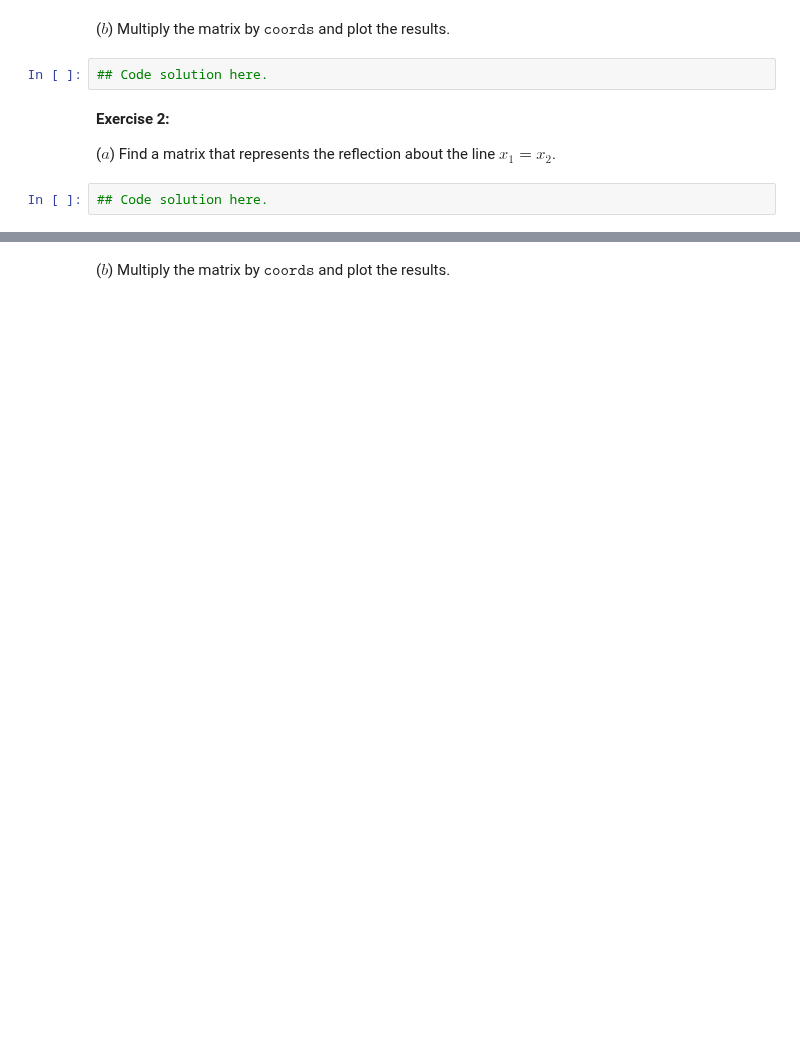
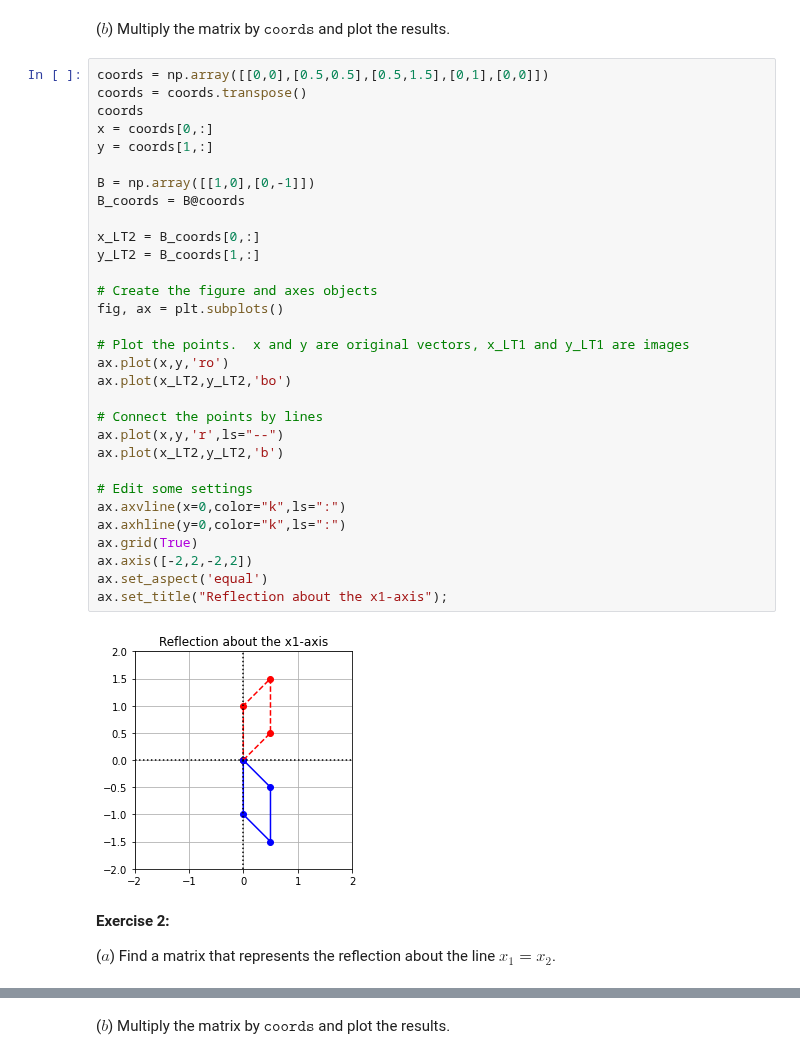
Before and after one commit to bvanderlei/jupyter-guide-to-linear-algebra, a Jupyter notebook: Linear_Transformations_Solutions.ipynb, the cells around one changed output, grey strips where cells are left out. Cells and saved outputs as stored; diff of their text form; blank space fills up the shorter version.

Commit message:
Exercises and solutions

```diff
--- a/Linear_Transformations_Solutions.ipynb
+++ b/Linear_Transformations_Solutions.ipynb
@@ -569,10 +590,39 @@ Since $T$ is not one-to-one, it cannot be invertible.  If $T(U) = B$ and $T(W)=B
 # %% [markdown]
 ($b$) Multiply the matrix by $\texttt{coords}$ and plot the results.
-# %%
-## Code solution here.
+# %%
+coords = np.array([[0,0],[0.5,0.5],[0.5,1.5],[0,1],[0,0]])
+coords = coords.transpose()
+coords
+x = coords[0,:]
+y = coords[1,:]
+
+B = np.array([[1,0],[0,-1]])
+B_coords = B@coords
+
+x_LT2 = B_coords[0,:]
+y_LT2 = B_coords[1,:]
+
+# Create the figure and axes objects
+fig, ax = plt.subplots()
+
+# Plot the points.  x and y are original vectors, x_LT1 and y_LT1 are images
+ax.plot(x,y,'ro')
+ax.plot(x_LT2,y_LT2,'bo')
+
+# Connect the points by lines
+ax.plot(x,y,'r',ls="--")
+ax.plot(x_LT2,y_LT2,'b')
+
+# Edit some settings
+ax.axvline(x=0,color="k",ls=":")
+ax.axhline(y=0,color="k",ls=":")
+ax.grid(True)
+ax.axis([-2,2,-2,2])
+ax.set_aspect('equal')
+ax.set_title("Reflection about the x1-axis");
+# %% [output]
+[figure, added]
 # %% [markdown]
 **Exercise 2:**
 
 ($a$) Find a matrix that represents the reflection about the line $x_1=x_2$.
-# %%
-## Code solution here.
```
Also changed, not shown: parts of 22 cells of this notebook, 1 other file.
